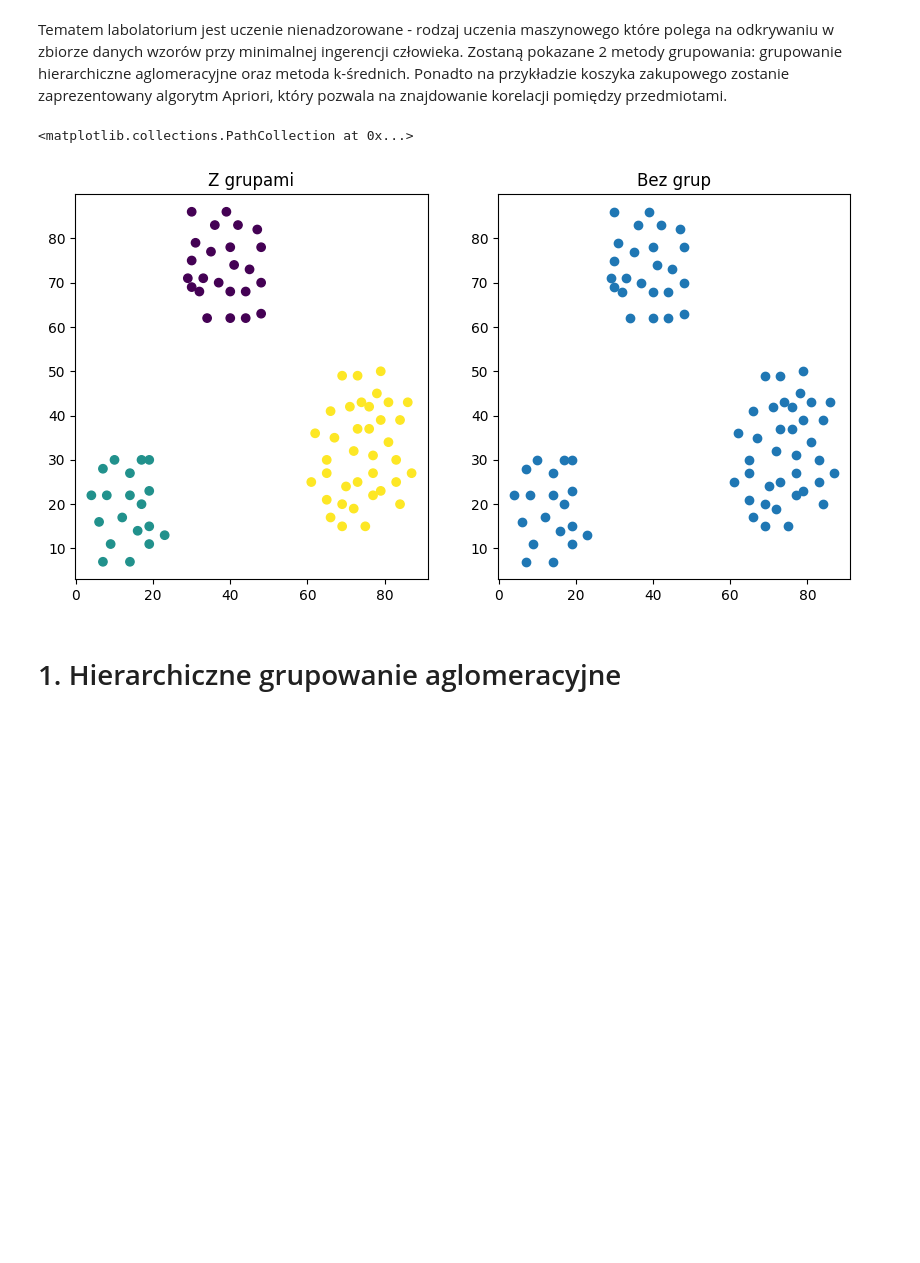
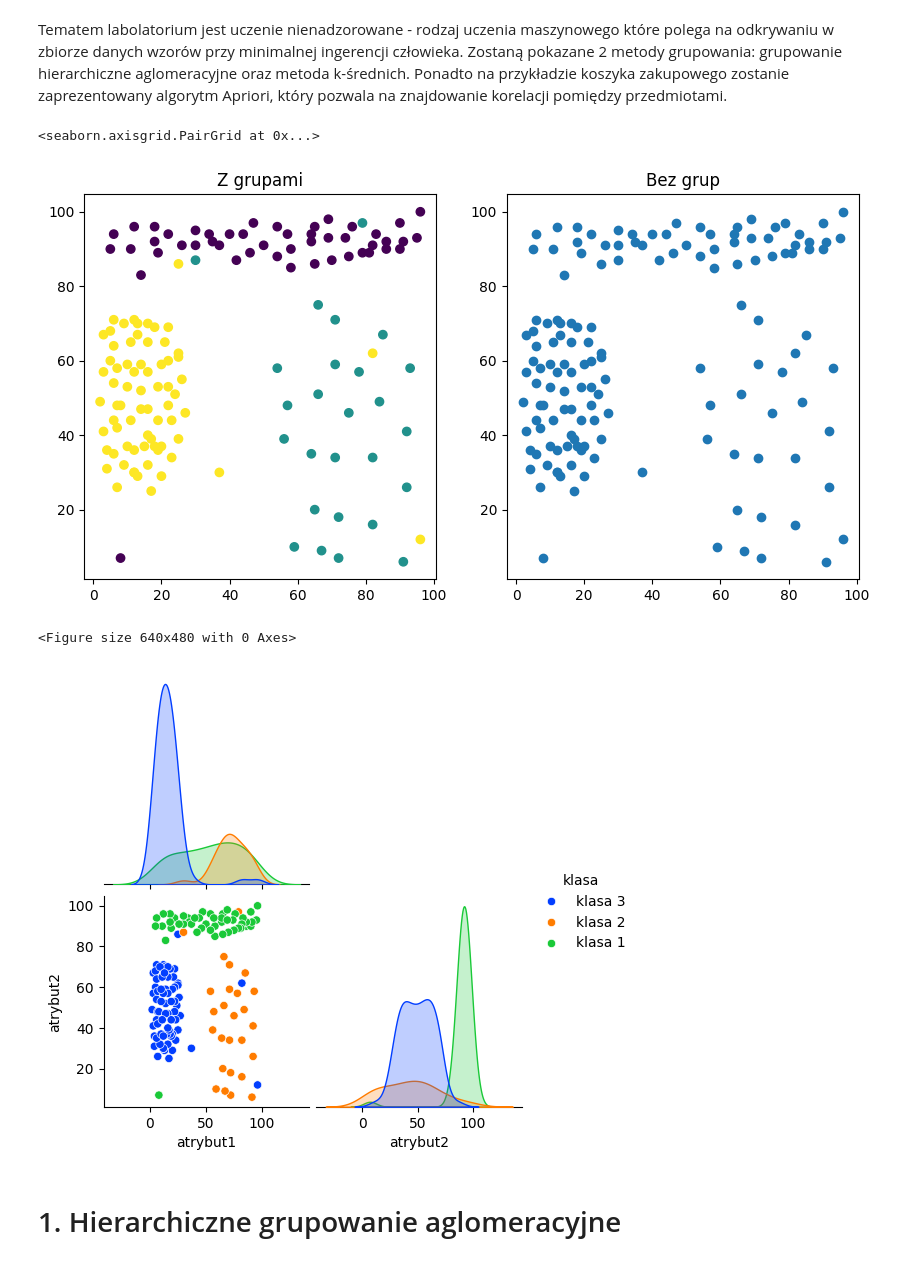
Before and after one commit to crppl/PRiAD_projekt, a Jupyter notebook: PRiAD 4 - Uczenie nienadzorowane - improved.ipynb, the cells around one changed output. Cells and saved outputs as stored; diff of their text form; code cells hidden in the pictures; blank space fills up the shorter version.

```diff
--- a/PRiAD 4 - Uczenie nienadzorowane - improved.ipynb
+++ b/PRiAD 4 - Uczenie nienadzorowane - improved.ipynb
@@ -7,42 +7,49 @@ Tematem labolatorium jest uczenie nienadzorowane - rodzaj uczenia maszynowego kt
 # %%
 import pandas as pd
 import matplotlib.pyplot as plt
+import seaborn as sns
 
 # import danych
 def mk_dataframes(file_name):
     data_og = pd.read_csv(file_name)
     data_noclass = data_og.iloc[:,:-1]
     # usunięcie ostatniej kolumny z grupami
 
     #data_noclass = data_og.drop(columns=["klasa"])
     # usunięcie ostatniej kolumny z datami za pomocą nazwy kolumny
 
     return (data_og, data_noclass)
 # można zmienić zestaw danych na inny z podanych danych testowych, aby zobaczyć jak poszczególne metody różnią się między sobą
 
-data_og, data_noclass = mk_dataframes("dane1.csv")
+data_og, data_noclass = mk_dataframes("dane6.csv")
 
 
 # pokazanie początku danych
 #print(data_og.head())
 #print(data_noclass.head())
 plt.figure(figsize=(10, 5))
 
 # wykres z grupami
 plt.subplot(1,2,1)
 plt.title("Z grupami")
 plt.scatter(x = data_og["atrybut1"], y = data_og["atrybut2"], c=data_og['klasa'].astype('category').cat.codes)
 # metody użyte przy opisie grup: astype('category') - konwersja kolumny na typ 'category', cat - kolejna konwersja na typ, który pozwala na użycie metody codes, codes - zwraca tablicę z wartościami numerycznymi, które odpowiadają poszczególnym klasom
 # w uproszczeniu te trzy metody konwertują kolumnę na typy liczbowe odpowiadające poszczególnym grupom
 # metody te można pominąć, jeżeli grupy są zapisane w formacie liczbowym
 
 # wykres bez grup
 plt.subplot(1,2,2)
 plt.title("Bez grup")
 plt.scatter(x = data_noclass["atrybut1"], y = data_noclass["atrybut2"])
+
+plt.figure()
+sns.pairplot(data_og, hue = 'klasa', kind = 'scatter', palette = 'bright', corner=True)
+#atrybut corner=True usuwa górną połowę wykresu, ponieważ jest to odbicie lustrzane dolnej połowy, a skraca czas wykonania o połowę
 # %% [output]
-<matplotlib.collections.PathCollection at 0x...>
+<seaborn.axisgrid.PairGrid at 0x...>
-[figure, old version]
+[figure, new version]
+<Figure size 640x480 with 0 Axes>
+[figure, added]
 # %% [markdown]
 # 1. Hierarchiczne grupowanie aglomeracyjne
 # %% [markdown]
```
Also changed, not shown: parts of 41 cells of this notebook.
